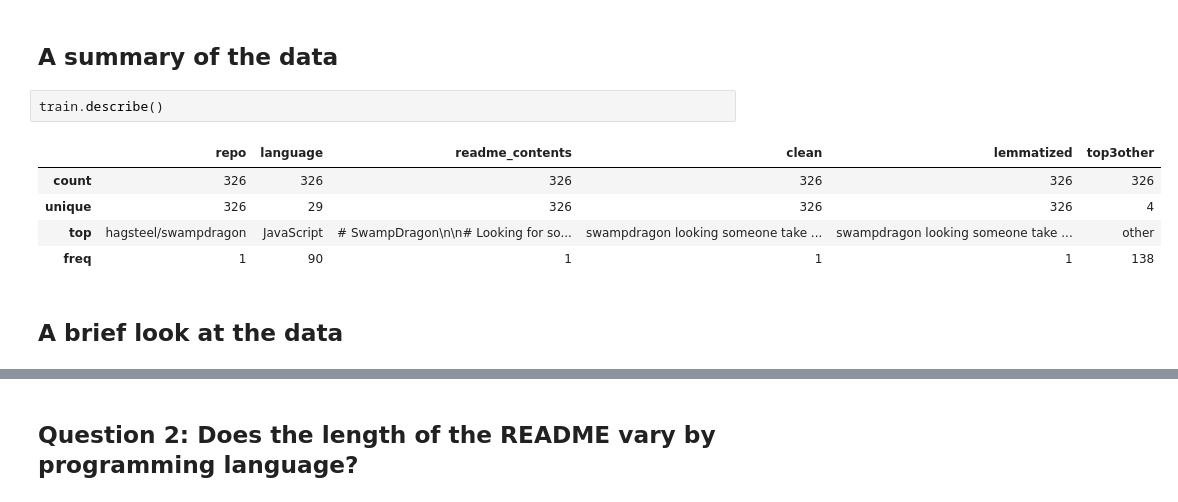
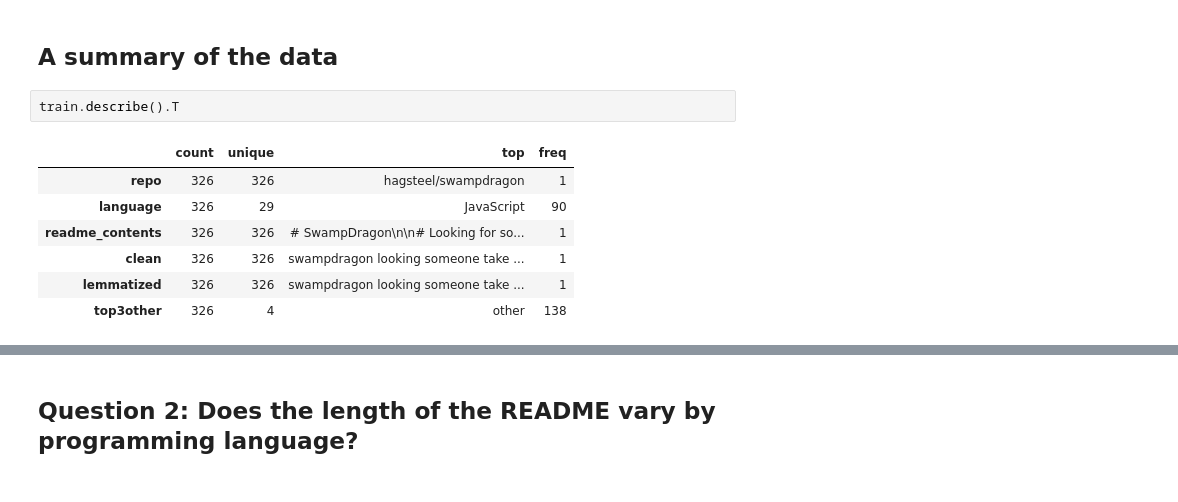
Before and after one commit to pagel-rltk/readme_tellme_repo_lang, a Jupyter notebook: final_report_template.ipynb, the cells around one changed output, grey strips where cells are left out. Drawn from its saved outputs; the diff is of its cells as text.

Commit message:
hopefully final cleanup done

```diff
--- a/final_report_template.ipynb
+++ b/final_report_template.ipynb
@@ -81,12 +75,12 @@ train.head()
 # %% [markdown]
 ## A summary of the data
 # %%
-train.describe()
+train.describe().T
 # %% [output]
-|  | repo | language | readme_contents | clean | lemmatized | top3other |
-| count | 326 | 326 | 326 | 326 | 326 | 326 |
-| unique | 326 | 29 | 326 | 326 | 326 | 4 |
-| top | hagsteel/swampdragon | JavaScript | # SwampDragon\n\n# Looking for so... | swampdragon looking someone take ... | swampdragon looking someone take ... | other |
-| freq | 1 | 90 | 1 | 1 | 1 | 138 |
+|  | count | unique | top | freq |
+| repo | 326 | 326 | hagsteel/swampdragon | 1 |
+| language | 326 | 29 | JavaScript | 90 |
+| readme_contents | 326 | 326 | # SwampDragon\n\n# Looking for so... | 1 |
+| clean | 326 | 326 | swampdragon looking someone take ... | 1 |
+| lemmatized | 326 | 326 | swampdragon looking someone take ... | 1 |
+| top3other | 326 | 4 | other | 138 |
-# %% [markdown]
-## A brief look at the data
```
Also changed, not shown: parts of 52 cells of this notebook, 3 other files.
